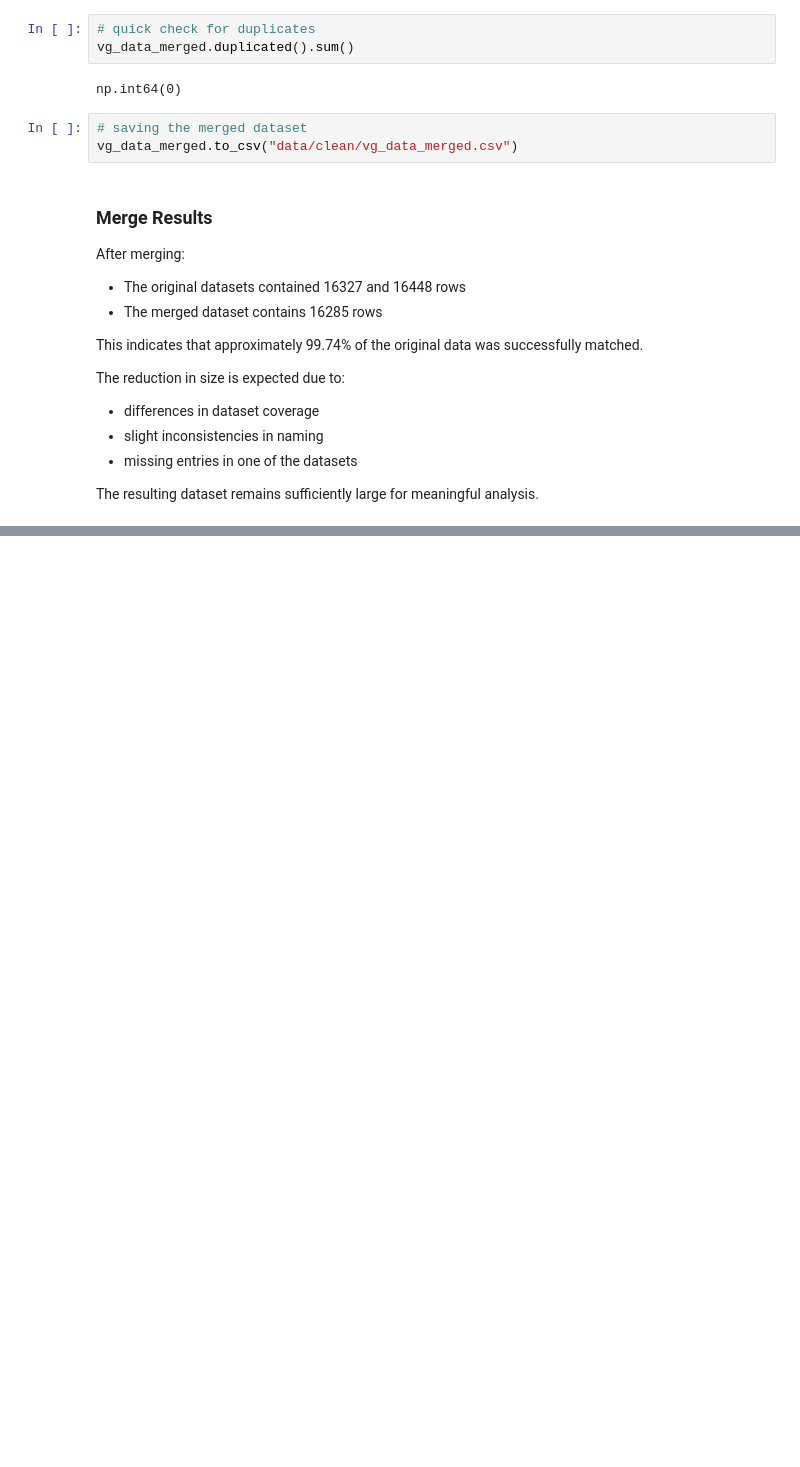
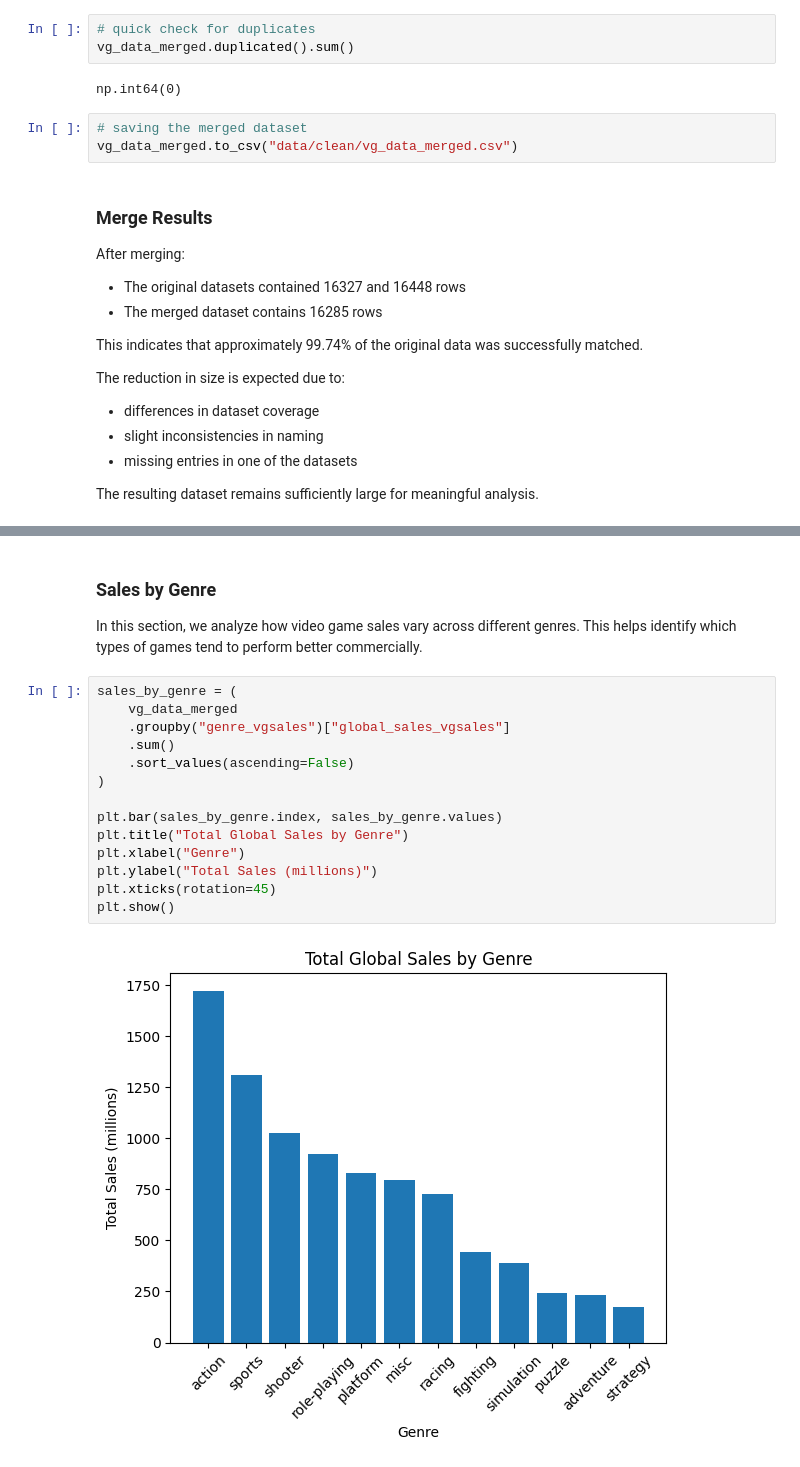
Before and after one commit to VenomRevenge/data-science-exam-video-game-success-analysis, a Jupyter notebook: video_games_analysis.ipynb, the cells around one changed output, grey strips where cells are left out. Drawn from its saved outputs; the diff is of its cells as text; blank space fills up the shorter version.

Commit message:
Started on the EDA section, focusing on genre for now

```diff
--- a/video_games_analysis.ipynb
+++ b/video_games_analysis.ipynb
@@ -529,0 +625,20 @@ The resulting dataset remains sufficiently large for meaningful analysis.
+# %% [markdown]
+### Sales by Genre
+
+In this section, we analyze how video game sales vary across different genres. This helps identify which types of games tend to perform better commercially.
+# %%
+sales_by_genre = (
+    vg_data_merged
+    .groupby("genre_vgsales")["global_sales_vgsales"]
+    .sum()
+    .sort_values(ascending=False)
+)
+
+plt.bar(sales_by_genre.index, sales_by_genre.values)
+plt.title("Total Global Sales by Genre")
+plt.xlabel("Genre")
+plt.ylabel("Total Sales (millions)")
+plt.xticks(rotation=45)
+plt.show()
+# %% [output]
+[figure, added]
```
Also changed, not shown: parts of 13 cells of this notebook.
